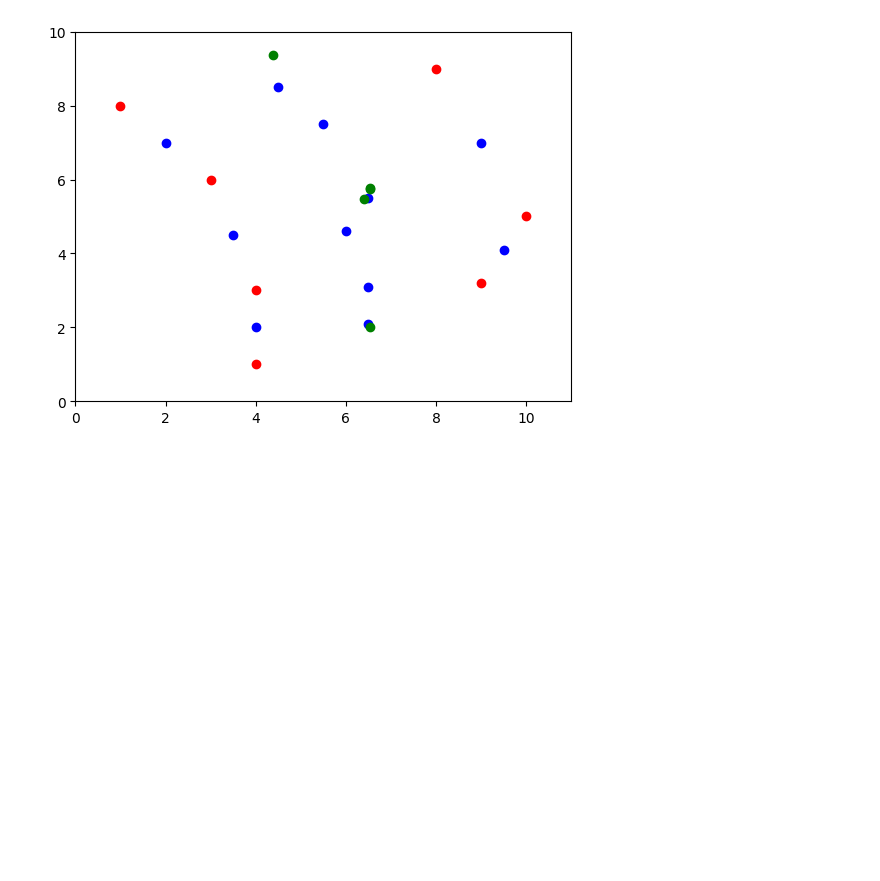
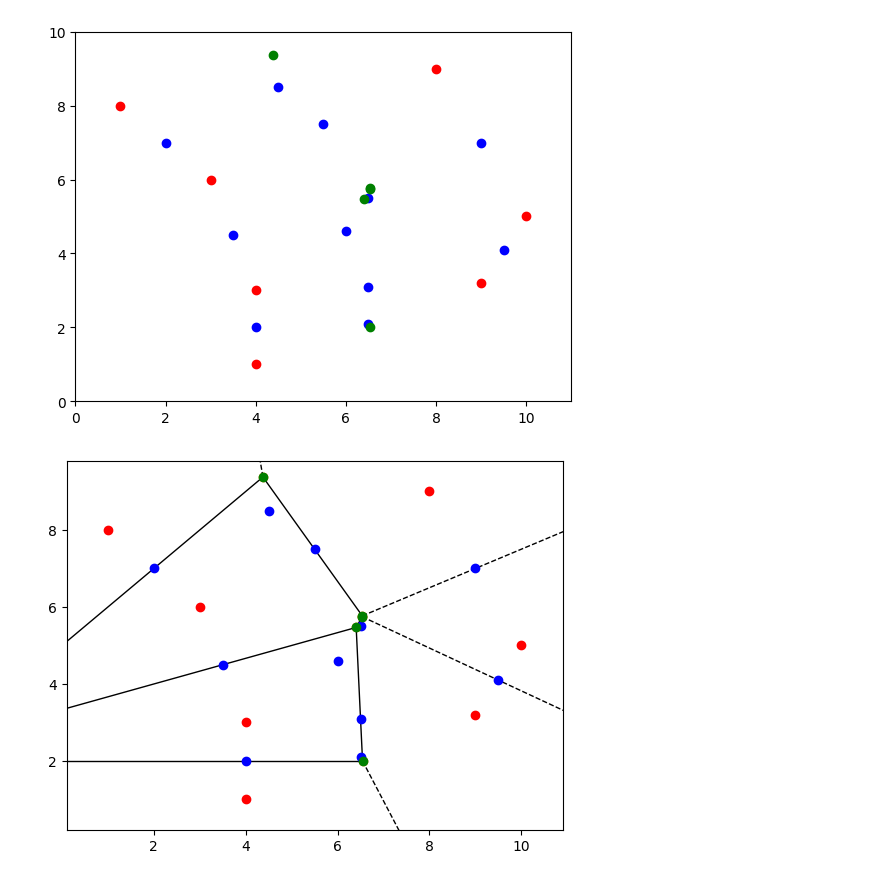
Before and after one commit to JUANITOTELO/Geometry, a Jupyter notebook: week7.ipynb, the cells around one changed output. Drawn from its saved outputs; the diff is of its cells as text; code cells hidden in the pictures; blank space fills up the shorter version.

```diff
--- a/week7.ipynb
+++ b/week7.ipynb
@@ -300,3 +300,22 @@ y cambia a  3  con  (4, 3)
 (0, 2) (6.5, 2.1)
 (0, 1, 2) (6.544, 2.0)
 [figure]
+# %%
+import numpy as np
+import matplotlib.pyplot as plt
+from scipy.spatial import Voronoi, voronoi_plot_2d
+
+points=[(3, 6), (10, 5), (4, 3), (8, 9), (9, 3.2), (1, 8), (4, 1)]
+
+vor = Voronoi(points)
+voronoi_plot_2d(vor)
+for vor_p in vor_vertices:
+    if len(vor_p)>2:
+       plt.plot(vor_vertices[vor_p][0], vor_vertices[vor_p][1], 'go')
+    else:
+       plt.plot(vor_vertices[vor_p][0], vor_vertices[vor_p][1], 'bo')
+for point in points:
+    plt.plot(point[0], point[1], 'ro')
+plt.show()
+# %% [output]
+[figure, added]
```
Also changed, not shown: parts of 5 cells of this notebook, 2 other files.
